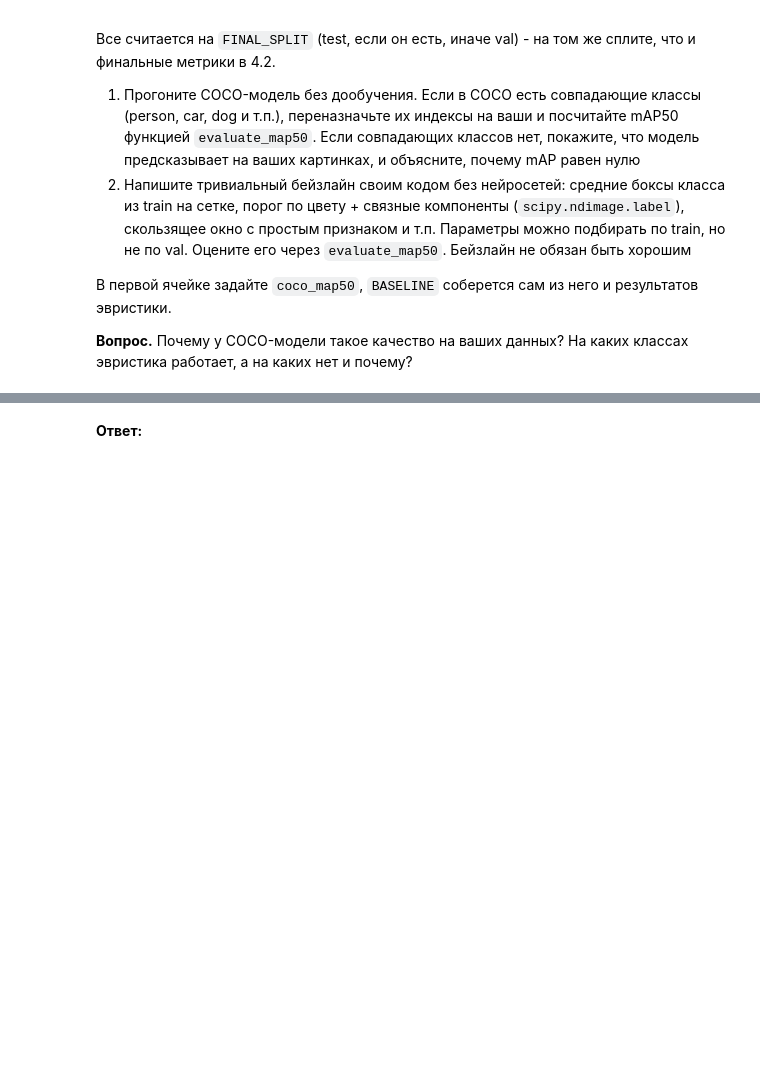
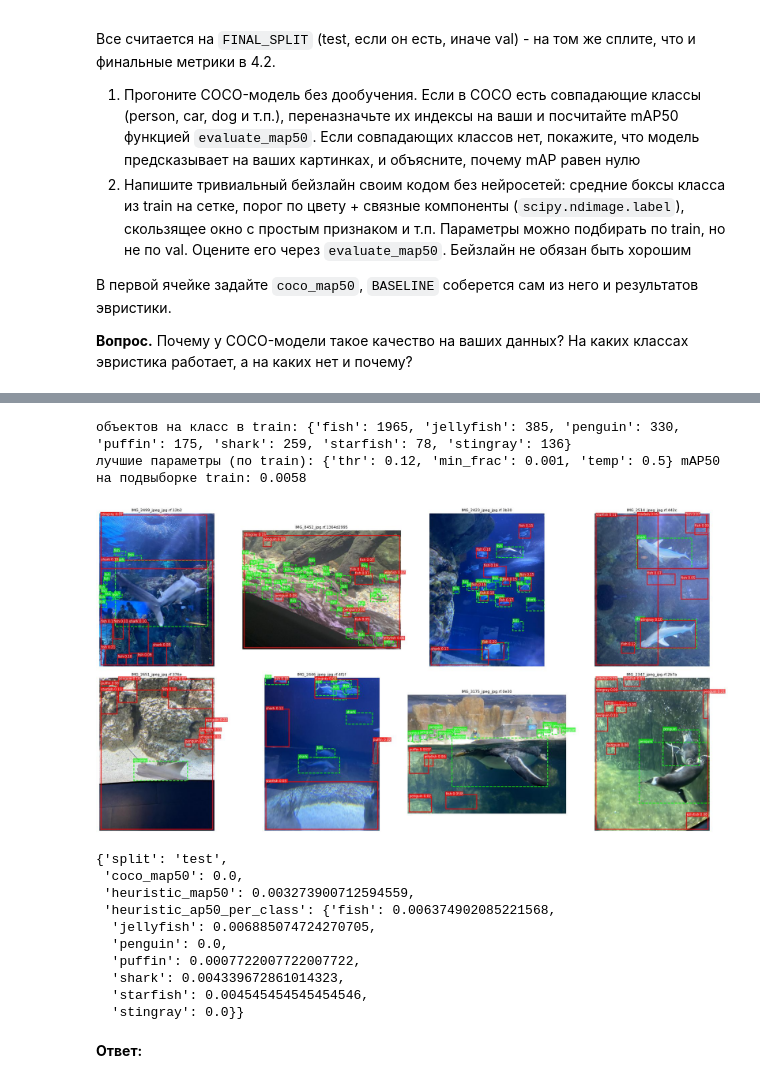
Before and after one commit to yulya-melissa/DeepLearning_Lab2, a Jupyter notebook: hw2_cv.ipynb, the cells around one changed output, grey strips where cells are left out. Saved outputs shown, nothing was run; the diff lists cells and outputs as text; code cells hidden in the pictures; blank space fills up the shorter version.

```diff
--- a/hw2_cv.ipynb
+++ b/hw2_cv.ipynb
@@ -370,12 +975,63 @@ def heuristic_detect(image_path):
+# %%
+rng_h = np.random.default_rng(SEED)
+feats = [[] for _ in CLASSES]
+for r in records['train']:
+    arr, sx, sy = load_small(r['image'])
+    for box, label in zip(r['boxes'], r['labels']):
+        feats[int(label)].append(box_features(arr, [box[0] / sx, box[1] / sy, box[2] / sx, box[3] / sy]))
+
+counts = np.array([len(f) for f in feats])
+all_f = np.concatenate([np.stack(f) for f in feats if f])
+mean_all, std_all = all_f.mean(0), all_f.std(0) + 1e-6
+HEUR_STATE.update(
+    valid=counts > 0, mean=mean_all, std=std_all,
+    centroids=np.stack([((np.stack(f) - mean_all) / std_all).mean(0) if f else np.zeros(all_f.shape[1]) for f in feats]),
+    log_prior=np.log(np.maximum(counts, 1) / counts.sum()))
+
+tune_recs = [records['train'][i] for i in rng_h.permutation(len(records['train']))[:150]]
+best_map, best_params = -1.0, None
+for thr in (0.08, 0.12, 0.16, 0.22):
+    for min_frac in (0.001, 0.004):
+        for temp in (0.5, 2.0):
+            HEUR.update(thr=thr, min_frac=min_frac, temp=temp)
+            m, _ = evaluate_map50([heuristic_detect(r['image']) for r in tune_recs], tune_recs, len(CLASSES))
+            if m > best_map:
+                best_map, best_params = m, dict(thr=thr, min_frac=min_frac, temp=temp)
+HEUR.update(best_params)
+print('объектов на класс в train:', dict(zip(CLASSES, counts.tolist())))
+print('лучшие параметры (по train):', best_params, f'mAP50 на подвыборке train: {best_map:.4f}')
+# %% [output]
+объектов на класс в train: {'fish': 1965, 'jellyfish': 385, 'penguin': 330, 'puffin': 175, 'shark': 259, 'starfish': 78, 'stingray': 136}
+лучшие параметры (по train): {'thr': 0.12, 'min_frac': 0.001, 'temp': 0.5} mAP50 на подвыборке train: 0.0058
 # %%
 start = time.perf_counter()
 heuristic_preds = [heuristic_detect(r['image']) for r in records[FINAL_SPLIT]]
 heuristic_map50, heuristic_aps = evaluate_map50(heuristic_preds, records[FINAL_SPLIT], len(CLASSES))
 RUN_TIMES['heuristic'] = time.perf_counter() - start
 BASELINE = dict(split=FINAL_SPLIT, coco_map50=coco_map50, heuristic_map50=heuristic_map50,
                 heuristic_ap50_per_class=dict(zip(CLASSES, heuristic_aps)))
-# ваш код: при желании - картинки с боксами эвристики
+fig, axes = plt.subplots(2, 4, figsize=(20, 10))
+for ax, r, p in zip(axes.ravel(), records[FINAL_SPLIT][:8], heuristic_preds[:8]):
+    img = np.asarray(Image.open(r['image']).convert('RGB'))
+    draw_boxes(ax, img, r['boxes'], r['labels'], CLASSES, color='lime', linestyle='--')   # разметка
+    top = np.argsort(-p['scores'])[:10]
+    draw_boxes(ax, None, p['boxes'][top], p['labels'][top], CLASSES, scores=p['scores'][top], color='red')   # эвристика
+    ax.set_title(Path(r['image']).name[:25], fontsize=8)
+plt.tight_layout()
+plt.show()
 BASELINE
+# %% [output]
+[figure, added]
+{'split': 'test',
+ 'coco_map50': 0.0,
+ 'heuristic_map50': 0.003273900712594559,
+ 'heuristic_ap50_per_class': {'fish': 0.006374902085221568,
+  'jellyfish': 0.006885074724270705,
+  'penguin': 0.0,
+  'puffin': 0.0007722007722007722,
+  'shark': 0.004339672861014323,
+  'starfish': 0.004545454545454546,
+  'stingray': 0.0}}
 # %% [markdown]
 **Ответ:**
 # %% [markdown]
```
Also changed, not shown: parts of 39 cells of this notebook, 3 other files.
